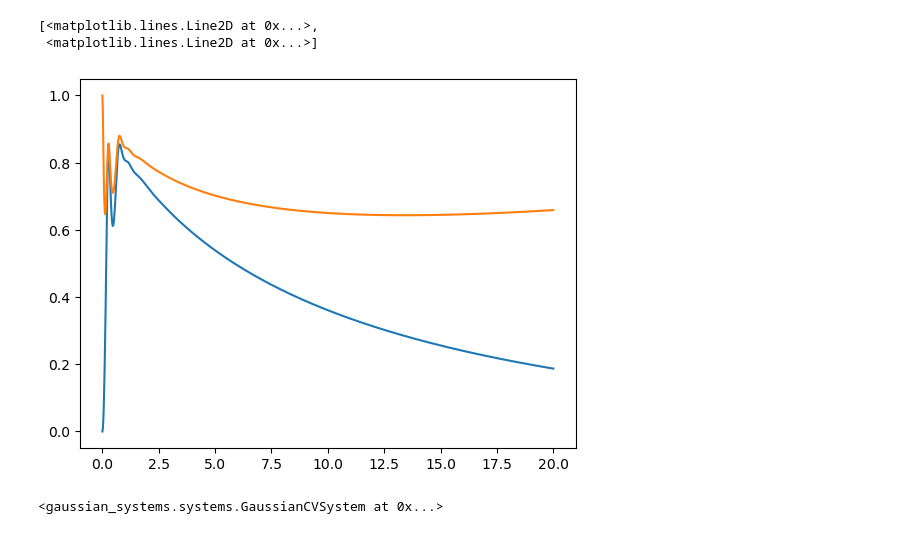
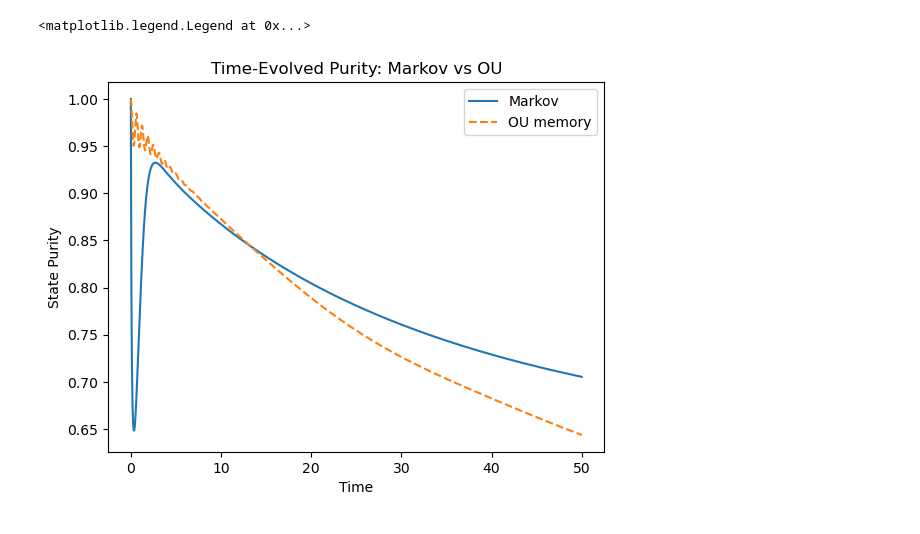
Before and after one commit to Acouvertier/gaussian-open-systems, a Jupyter notebook: scripts/experiments/Dissertation_Shared_Environment_Entanglement.ipynb, the cells around one changed output. Drawn from its saved outputs; the diff is of its cells as text; code cells hidden in the pictures.

```diff
--- a/scripts/experiments/Dissertation_Shared_Environment_Entanglement.ipynb
+++ b/scripts/experiments/Dissertation_Shared_Environment_Entanglement.ipynb
@@ -58,6 +101,13 @@ solution_obj = embedded_system.evolve_state(embedded_state, t_eval)
 # %%
-# The GaussianSolution object encodes the logic of various Gaussian metrics
-# The below example gives the log neg time trace and entropy of the reduced 1+2 subsystem
-# (effectively removing the pseudomode)
-ents = solution_obj.entanglement_time_trace()
-purities = solution_obj.purity_time_trace((1,2))
+fig, ax = plt.subplots()
+
+ax.plot(t_eval, pur_markov, label="Markov")
+ax.plot(t_eval, pur_ou, linestyle="--", label="OU memory")
+
+ax.set_xlabel("Time")
+ax.set_ylabel("State Purity")
+ax.set_title("Time-Evolved Purity: Markov vs OU")
+ax.legend()
+# %% [output]
+<matplotlib.legend.Legend at 0x...>
+[figure, added]
@@ -66,11 +113,0 @@ import matplotlib.pyplot as plt
-# %%
-plt.plot(t_eval*delta_2,ents, t_eval*delta_2,purities)
-# %% [output]
-[<matplotlib.lines.Line2D at 0x...>,
- <matplotlib.lines.Line2D at 0x...>]
-[figure, removed]
-# %%
-#GaussianCVSystem handles Markovian dissipation internally
-my_system.multi_annihilation_dissipator((1,2), 1)
-# %% [output]
-<gaussian_systems.systems.GaussianCVSystem at 0x...>
```
Also changed, not shown: parts of 19 cells of this notebook, 7 other files.
